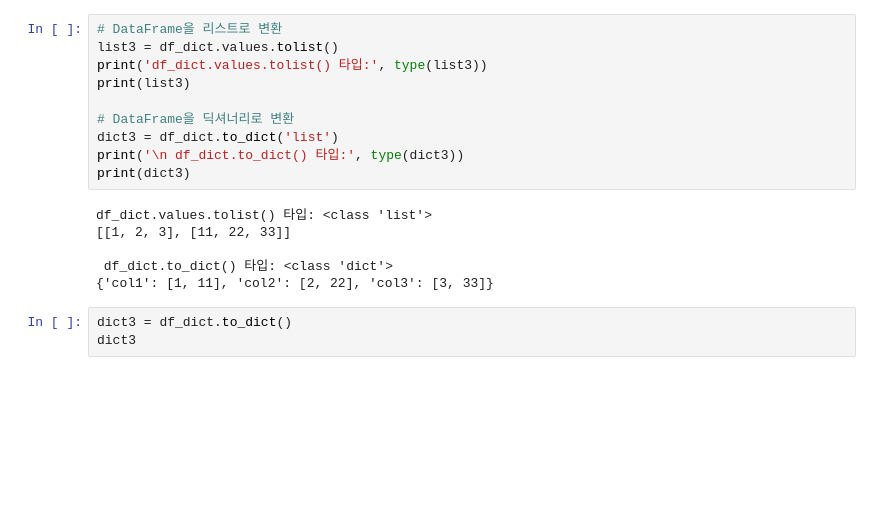
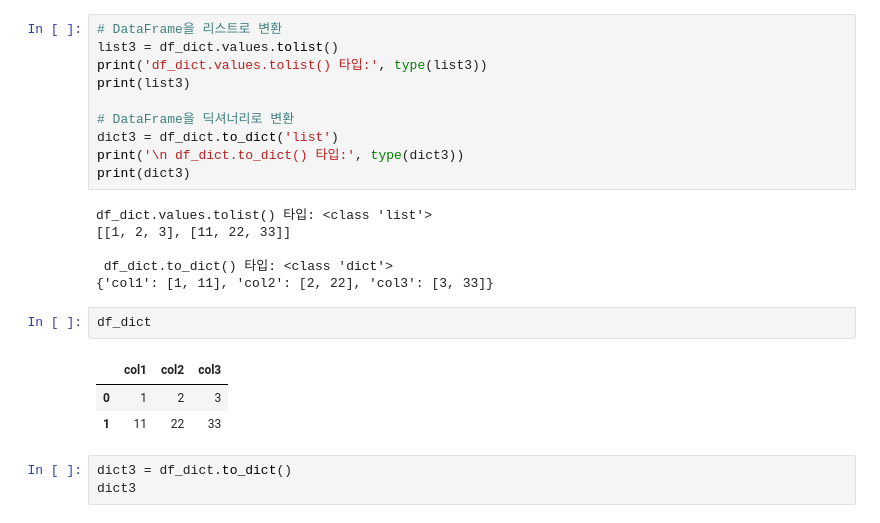
Before and after one commit to netager/Quick_Ref, a Jupyter notebook: data_analysis/(권철민) 파이썬 머신러닝 완벽 가이드(인프런)/1장/1.4 데이터 핸들링 - 판다스.ipynb, the cells around one changed output. Drawn from its saved outputs; the diff is of its cells as text; blank space fills up the shorter version.

```diff
--- a/data_analysis/(권철민) 파이썬 머신러닝 완벽 가이드(인프런)/1장/1.4 데이터 핸들링 - 판다스.ipynb
+++ b/data_analysis/(권철민) 파이썬 머신러닝 완벽 가이드(인프런)/1장/1.4 데이터 핸들링 - 판다스.ipynb
@@ -506,6 +507,12 @@ df_dict.values.tolist() 타입: <class 'list'>
 
  df_dict.to_dict() 타입: <class 'dict'>
 {'col1': [1, 11], 'col2': [2, 22], 'col3': [3, 33]}
+# %%
+df_dict
+# %% [output]
+|  | col1 | col2 | col3 |
+| 0 | 1 | 2 | 3 |
+| 1 | 11 | 22 | 33 |
 # %%
 dict3 = df_dict.to_dict()
 dict3
```
Also changed, not shown: parts of 21 cells of this notebook, 2 other files.
